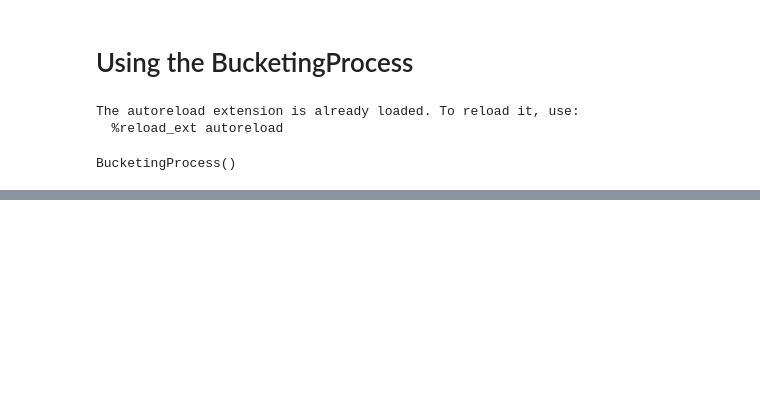
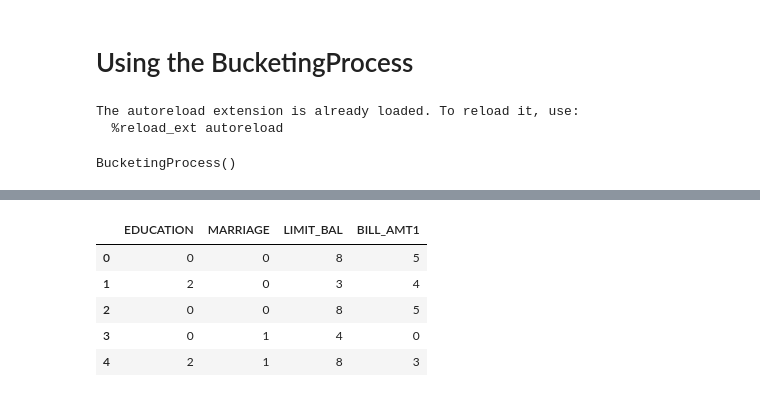
Before and after one commit to orchardbirds/skorecard-1, a Jupyter notebook: docs/tutorials/using-bucketing-process.ipynb, the cells around one changed output, grey strips where cells are left out. Cells and saved outputs as stored; diff of their text form; code cells hidden in the pictures; blank space fills up the shorter version.

```diff
--- a/docs/tutorials/using-bucketing-process.ipynb
+++ b/docs/tutorials/using-bucketing-process.ipynb
@@ -43,3 +52,12 @@ BucketingProcess()
+# %%
+bucketing_process.transform(X).head()
+# %% [output]
+|  | EDUCATION | MARRIAGE | LIMIT_BAL | BILL_AMT1 |
+| 0 | 0 | 0 | 8 | 5 |
+| 1 | 2 | 0 | 3 | 4 |
+| 2 | 0 | 0 | 8 | 5 |
+| 3 | 0 | 1 | 4 | 0 |
+| 4 | 2 | 1 | 8 | 3 |
 # %%
 bucketing_process.prebucket_table("LIMIT_BAL")
 # %% [output]
```
Also changed, not shown: parts of 9 cells of this notebook, 8 other files.
